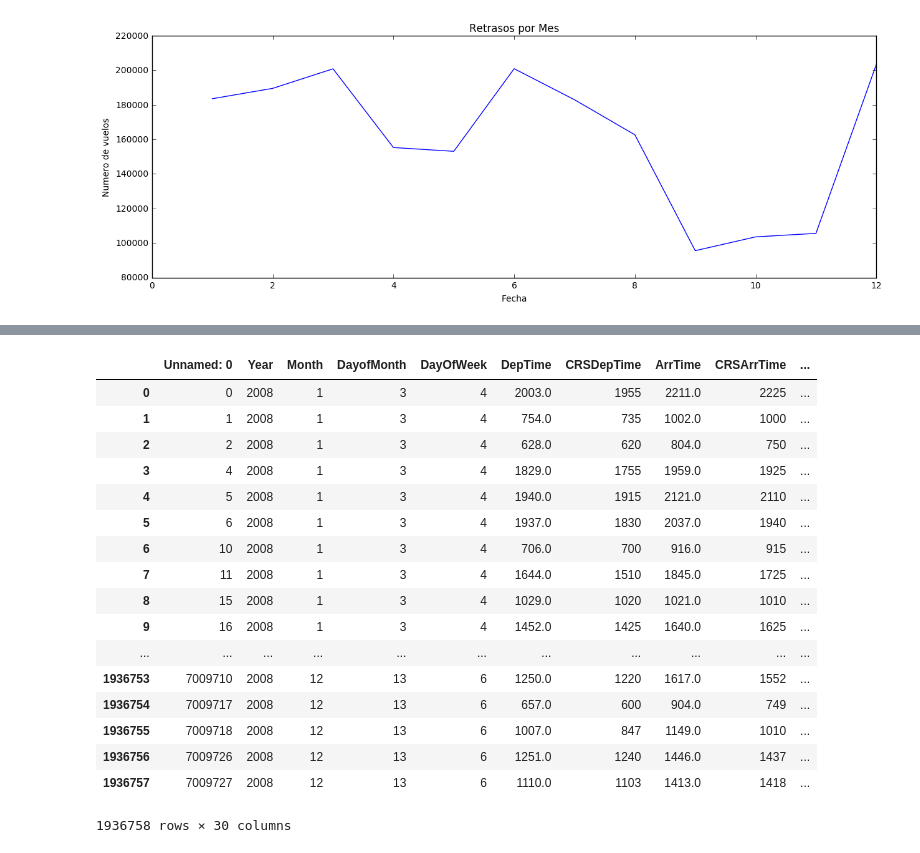
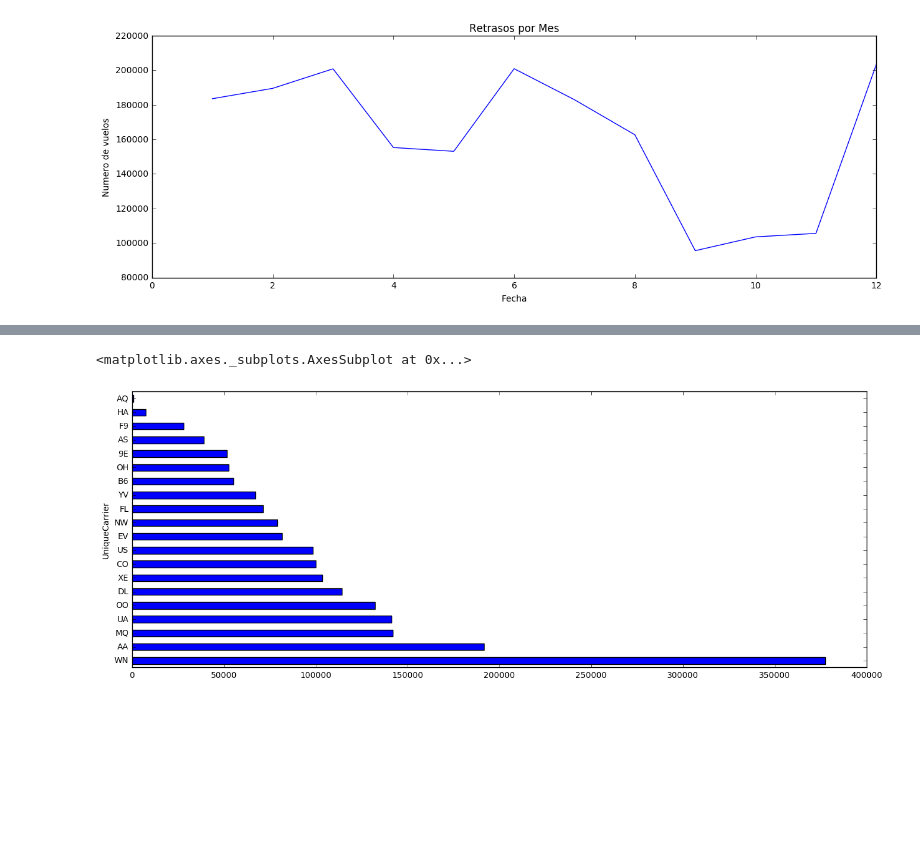
Before and after one commit to giovamata/campusciff-2016, a Jupyter notebook: Finales/Python/Evaluacion Continua 3/Parte 1.ipynb, the cells around one changed output, grey strips where cells are left out. Cells and saved outputs as stored; diff of their text form; code cells hidden in the pictures; blank space fills up the shorter version.

```diff
--- a/Finales/Python/Evaluacion Continua 3/Parte 1.ipynb
+++ b/Finales/Python/Evaluacion Continua 3/Parte 1.ipynb
@@ -140,0 +164,6 @@ DelayedFlights['DateTime'] = DelayedFlights.Year.map(str) + '/' + DelayedFlights
+# %%
+DelayedFlights['DateTimeTS'] = DelayedFlights.Year.map(str) + '/' + DelayedFlights.Month.map(str) + '/' \
+                             + DelayedFlights.DayofMonth.map(str)
+DelayedFlights['DateTimeTS'] =  pd.to_datetime(DelayedFlights['DateTimeTS'], format='%Y/%m/%d')
+DelayedFlights['DateTime'] = DelayedFlights.Year.map(str) + '/' + DelayedFlights.Month.map(str) + '/' \
+                             + DelayedFlights.DayofMonth.map(str)
@@ -209,4 +222,5 @@ dtype: object
 # %%
-Minutos.sort_values(inplace=True, ascending=False)
-Minutos
+DelayedUniqueCarrier = DelayedFlights.groupby('UniqueCarrier').size()
+DelayedUniqueCarrier.sort_values(inplace=True, ascending=False)
+DelayedUniqueCarrier
 # %% [output]
@@ -273,21 +244,5 @@ DelayedFlights.head(20)
-# %%
-DelayedFlights
-# %% [output]
-|  | Unnamed: 0 | Year | Month | DayofMonth | DayOfWeek | DepTime | CRSDepTime | ArrTime | CRSArrTime | ... |
-| 0 | 0 | 2008 | 1 | 3 | 4 | 2003.0 | 1955 | 2211.0 | 2225 | ... |
-| 1 | 1 | 2008 | 1 | 3 | 4 | 754.0 | 735 | 1002.0 | 1000 | ... |
-| 2 | 2 | 2008 | 1 | 3 | 4 | 628.0 | 620 | 804.0 | 750 | ... |
-| 3 | 4 | 2008 | 1 | 3 | 4 | 1829.0 | 1755 | 1959.0 | 1925 | ... |
-| 4 | 5 | 2008 | 1 | 3 | 4 | 1940.0 | 1915 | 2121.0 | 2110 | ... |
-| 5 | 6 | 2008 | 1 | 3 | 4 | 1937.0 | 1830 | 2037.0 | 1940 | ... |
-| 6 | 10 | 2008 | 1 | 3 | 4 | 706.0 | 700 | 916.0 | 915 | ... |
-| 7 | 11 | 2008 | 1 | 3 | 4 | 1644.0 | 1510 | 1845.0 | 1725 | ... |
-| 8 | 15 | 2008 | 1 | 3 | 4 | 1029.0 | 1020 | 1021.0 | 1010 | ... |
-| 9 | 16 | 2008 | 1 | 3 | 4 | 1452.0 | 1425 | 1640.0 | 1625 | ... |
-| ... | ... | ... | ... | ... | ... | ... | ... | ... | ... | ... |
-| 1936753 | 7009710 | 2008 | 12 | 13 | 6 | 1250.0 | 1220 | 1617.0 | 1552 | ... |
-| 1936754 | 7009717 | 2008 | 12 | 13 | 6 | 657.0 | 600 | 904.0 | 749 | ... |
-| 1936755 | 7009718 | 2008 | 12 | 13 | 6 | 1007.0 | 847 | 1149.0 | 1010 | ... |
-| 1936756 | 7009726 | 2008 | 12 | 13 | 6 | 1251.0 | 1240 | 1446.0 | 1437 | ... |
-| 1936757 | 7009727 | 2008 | 12 | 13 | 6 | 1110.0 | 1103 | 1413.0 | 1418 | ... |
-1936758 rows × 30 columns
+# %%
+DelayedUniqueCarrier.plot(kind='barh', stacked=True, figsize=[16,6])
+# %% [output]
+<matplotlib.axes._subplots.AxesSubplot at 0x...>
+[figure, added]
```
Also changed, not shown: parts of 14 cells of this notebook.
